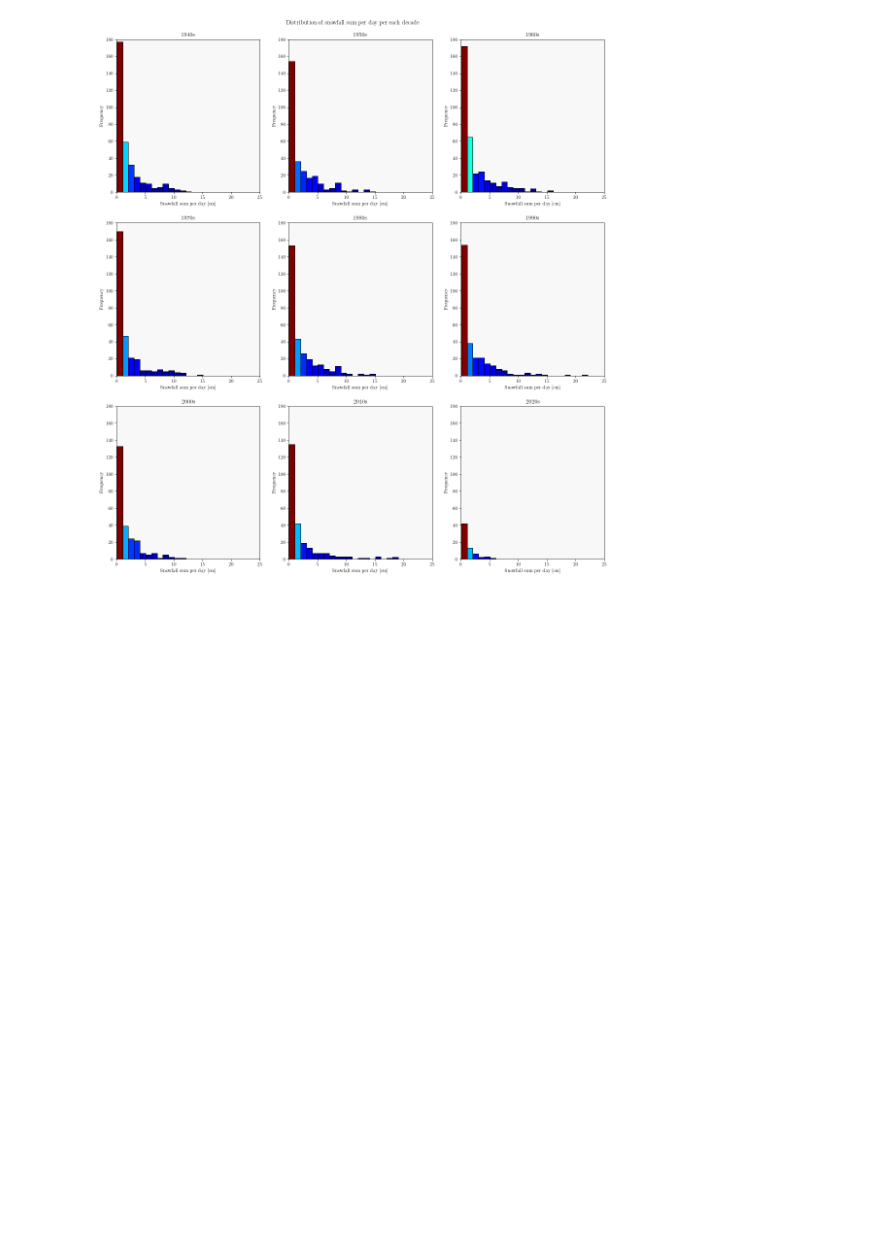
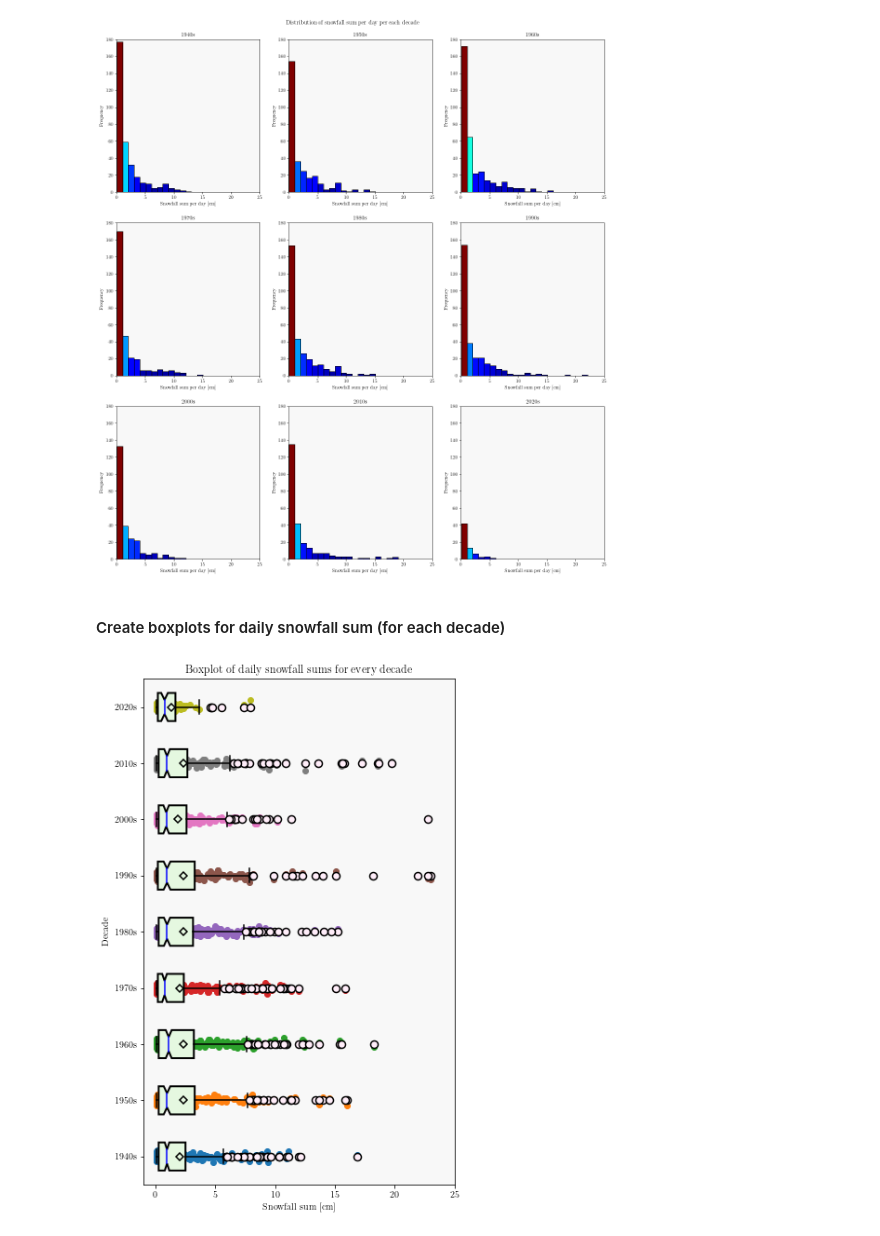
Before and after one commit to cimbaIG/Weather_data_Zagreb, a Jupyter notebook: weather_data_zagreb.ipynb, the cells around one changed output. Cells and saved outputs as stored; diff of their text form; code cells hidden in the pictures; blank space fills up the shorter version.

Commit message:
Boxplot of daily snowfall sum for each decade

```diff
--- a/weather_data_zagreb.ipynb
+++ b/weather_data_zagreb.ipynb
@@ -1823,3 +1829,37 @@ plt.subplots_adjust(top=0.95)
 plt.savefig('distribution_of_snowfall_sum_per_day_per_decades.pdf', bbox_inches='tight')
 # %% [output]
 [figure]
+# %% [markdown]
+#### Create boxplots for daily snowfall sum (for each decade)
+# %%
+# Combine snowfall data per decade into one single dataframe
+snowfall_data_per_decades = pd.DataFrame({  "1940s": _40s_snowfalls["snowfall_sum (cm)"],
+                                            "1950s": _50s_snowfalls["snowfall_sum (cm)"],
+                                            "1960s": _60s_snowfalls["snowfall_sum (cm)"],
+                                            "1970s": _70s_snowfalls["snowfall_sum (cm)"],
+                                            "1980s": _80s_snowfalls["snowfall_sum (cm)"],
+                                            "1990s": _90s_snowfalls["snowfall_sum (cm)"],
+                                            "2000s": _00s_snowfalls["snowfall_sum (cm)"],
+                                            "2010s": _10s_snowfalls["snowfall_sum (cm)"],
+                                            "2020s": _20s_snowfalls["snowfall_sum (cm)"]})
+
+# Create boxplot
+snowfall_data_per_decades.plot.box(figsize=(6,10), boxprops=dict(linewidth=2, facecolor="#e5f8e0"), medianprops=dict(color="blue",linewidth=1.5), showmeans=True, meanline=False, meanprops=dict(linewidth=1.5, marker='D', markeredgecolor='black', markerfacecolor="none", markeredgewidth=1.5), flierprops=dict(marker='o', markersize=8, markeredgecolor='black', markeredgewidth=1.5, markerfacecolor="#FFEDF9"), notch=True, vert=False, whiskerprops=dict(linewidth=1.5), capprops=dict(linewidth=1.5), patch_artist=True, showfliers=True, xlim=(-1,25))
+
+# Make boxplot looks pretty
+plt.title("Boxplot of daily snowfall sums for every decade")
+plt.xlabel("Snowfall sum [cm]")
+plt.ylabel("Decade")
+ax = plt.gca()
+ax.set_facecolor("#F8F8F8")
+
+# Add scatter data to boxplot
+for i, d in enumerate(snowfall_data_per_decades):
+   y = snowfall_data_per_decades[d]
+   x = np.random.normal(i + 1, 0.04, len(y))
+   plt.scatter(y,x)
+
+# Save figure to .pdf file
+plt.savefig('boxplot_of_daily_snowfall_sum_per_each_decade.pdf', bbox_inches='tight')
+# %% [output]
+[figure, added]
```
Also changed, not shown: parts of 7 cells of this notebook, 29 other files.
